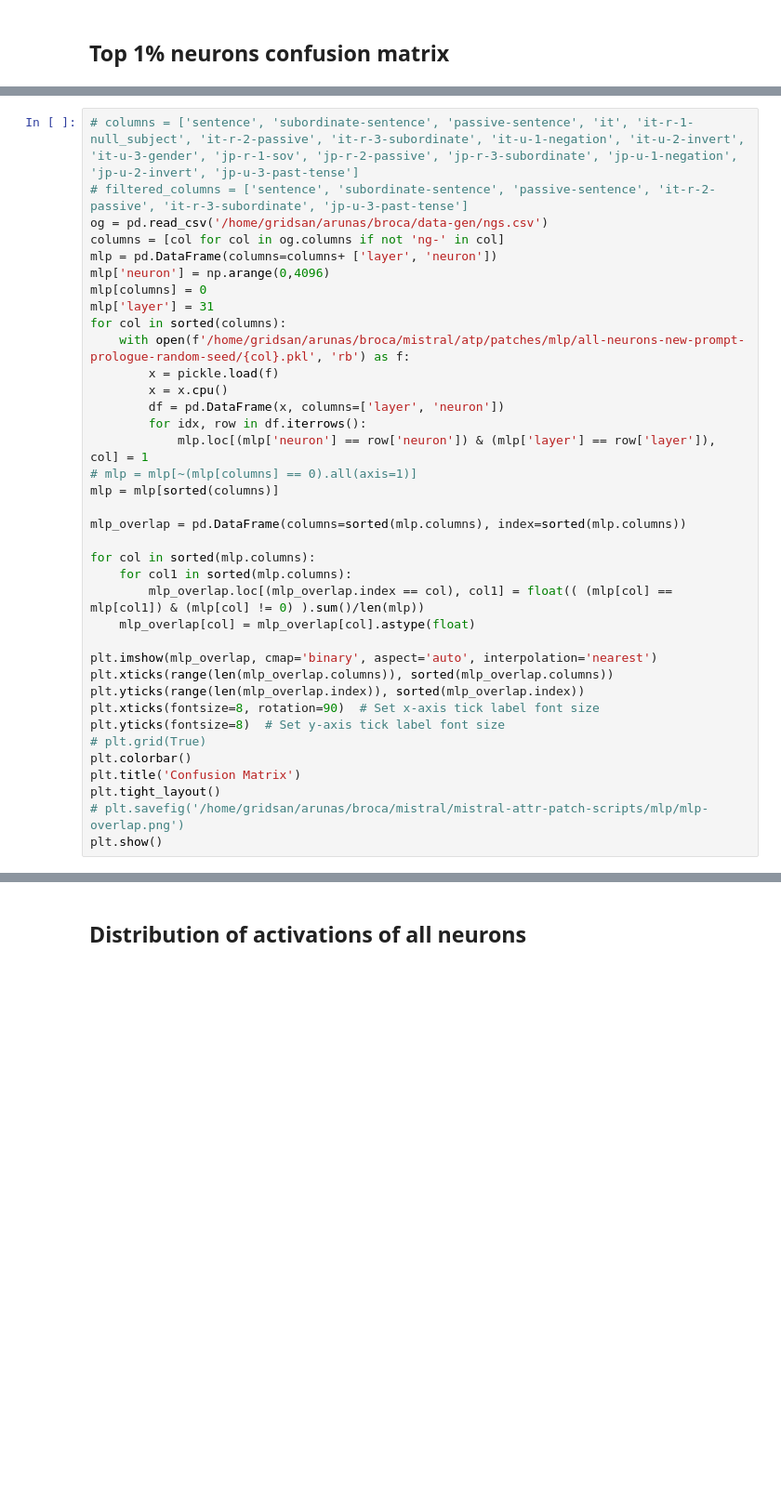
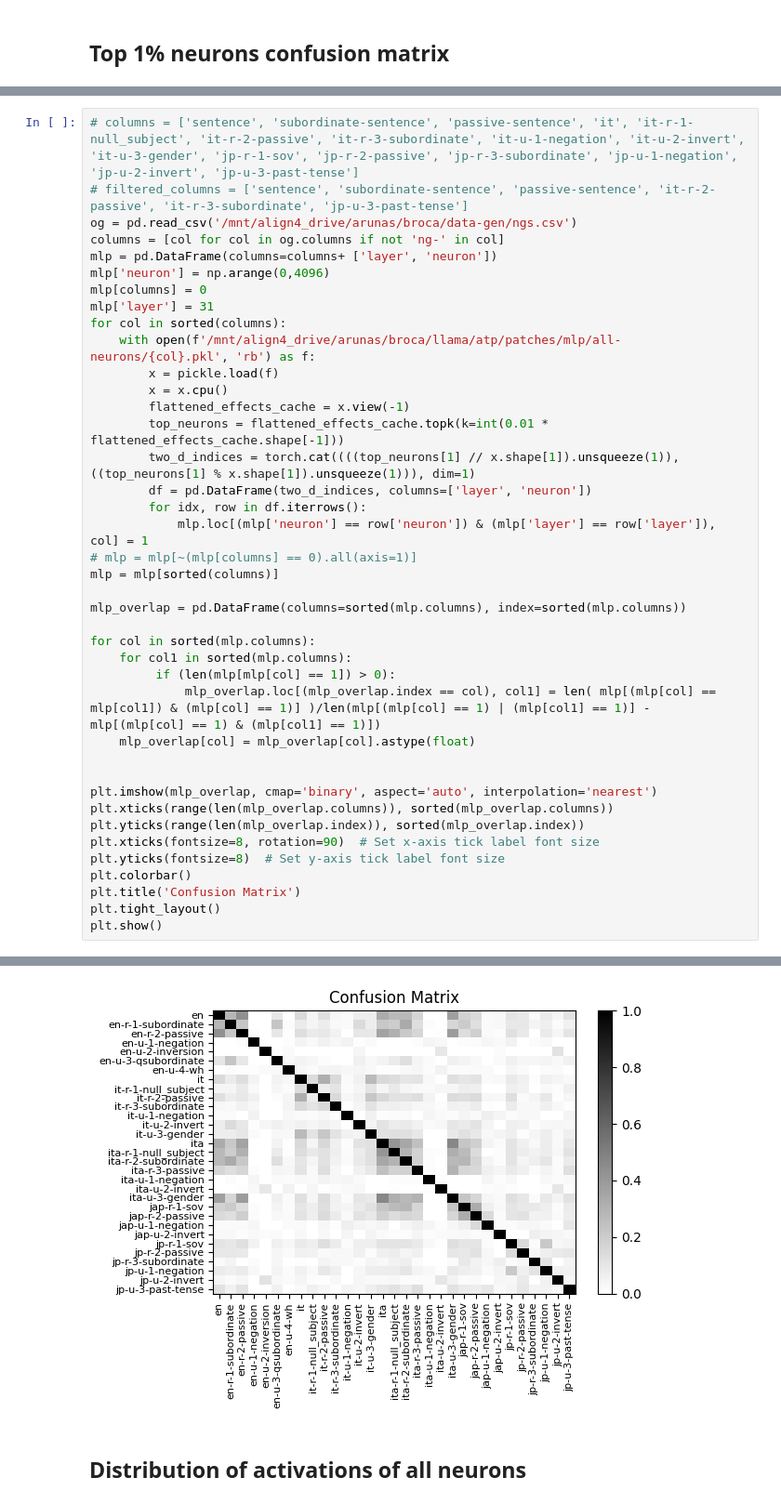
Before and after one commit to arunasank/disjoint-processing-llms, a Jupyter notebook: mistral/atp/attr-patching-charts.ipynb, the cells around one changed output, grey strips where cells are left out. Shown at 93% size. Saved outputs shown, nothing was run; the diff lists cells and outputs as text; blank space fills up the shorter version.

```diff
--- a/mistral/atp/attr-patching-charts.ipynb
+++ b/mistral/atp/attr-patching-charts.ipynb
@@ -111,17 +323,20 @@ plt.show()
 # %%
 # columns = ['sentence', 'subordinate-sentence', 'passive-sentence', 'it', 'it-r-1-null_subject', 'it-r-2-passive', 'it-r-3-subordinate', 'it-u-1-negation', 'it-u-2-invert', 'it-u-3-gender', 'jp-r-1-sov', 'jp-r-2-passive', 'jp-r-3-subordinate', 'jp-u-1-negation',    'jp-u-2-invert', 'jp-u-3-past-tense']
 # filtered_columns = ['sentence', 'subordinate-sentence', 'passive-sentence', 'it-r-2-passive', 'it-r-3-subordinate', 'jp-u-3-past-tense']
-og = pd.read_csv('/home/gridsan/arunas/broca/data-gen/ngs.csv')
+og = pd.read_csv('/mnt/align4_drive/arunas/broca/data-gen/ngs.csv')
 columns = [col for col in og.columns if not 'ng-' in col]
 mlp = pd.DataFrame(columns=columns+ ['layer', 'neuron'])
 mlp['neuron'] = np.arange(0,4096)
 mlp[columns] = 0
 mlp['layer'] = 31
 for col in sorted(columns):
-    with open(f'/home/gridsan/arunas/broca/mistral/atp/patches/mlp/all-neurons-new-prompt-prologue-random-seed/{col}.pkl', 'rb') as f:
+    with open(f'/mnt/align4_drive/arunas/broca/llama/atp/patches/mlp/all-neurons/{col}.pkl', 'rb') as f:
         x = pickle.load(f)
         x = x.cpu()
-        df = pd.DataFrame(x, columns=['layer', 'neuron'])
+        flattened_effects_cache = x.view(-1)
+        top_neurons = flattened_effects_cache.topk(k=int(0.01 * flattened_effects_cache.shape[-1]))
+        two_d_indices = torch.cat((((top_neurons[1] // x.shape[1]).unsqueeze(1)), ((top_neurons[1] % x.shape[1]).unsqueeze(1))), dim=1)
+        df = pd.DataFrame(two_d_indices, columns=['layer', 'neuron'])
         for idx, row in df.iterrows():
             mlp.loc[(mlp['neuron'] == row['neuron']) & (mlp['layer'] == row['layer']), col] = 1
 # mlp = mlp[~(mlp[columns] == 0).all(axis=1)]
@@ -131,18 +346,18 @@ mlp_overlap = pd.DataFrame(columns=sorted(mlp.columns), index=sorted(mlp.columns
 
 for col in sorted(mlp.columns):
     for col1 in sorted(mlp.columns):
-        mlp_overlap.loc[(mlp_overlap.index == col), col1] = float(( (mlp[col] == mlp[col1]) & (mlp[col] != 0) ).sum()/len(mlp))
+         if (len(mlp[mlp[col] == 1]) > 0):
+             mlp_overlap.loc[(mlp_overlap.index == col), col1] = len( mlp[(mlp[col] == mlp[col1]) & (mlp[col] == 1)] )/len(mlp[(mlp[col] == 1) | (mlp[col1] == 1)] - mlp[(mlp[col] == 1) & (mlp[col1] == 1)])
     mlp_overlap[col] = mlp_overlap[col].astype(float)
+
 
 plt.imshow(mlp_overlap, cmap='binary', aspect='auto', interpolation='nearest')
 plt.xticks(range(len(mlp_overlap.columns)), sorted(mlp_overlap.columns))
 plt.yticks(range(len(mlp_overlap.index)), sorted(mlp_overlap.index))
 plt.xticks(fontsize=8, rotation=90)  # Set x-axis tick label font size
 plt.yticks(fontsize=8)  # Set y-axis tick label font size
-# plt.grid(True)
 plt.colorbar()
 plt.title('Confusion Matrix')
 plt.tight_layout()
-# plt.savefig('/home/gridsan/arunas/broca/mistral/mistral-attr-patch-scripts/mlp/mlp-overlap.png')
 plt.show()
 # %% [output]
@@ -150,3 +364,4 @@ ValueError: Shape of passed values is (32, 4096), indices imply (32, 2)
+[figure, added]
 # %% [markdown]
 ## Distribution of activations of all neurons
 # %%
```
Also changed, not shown: parts of 15 cells of this notebook, 18 other files.
